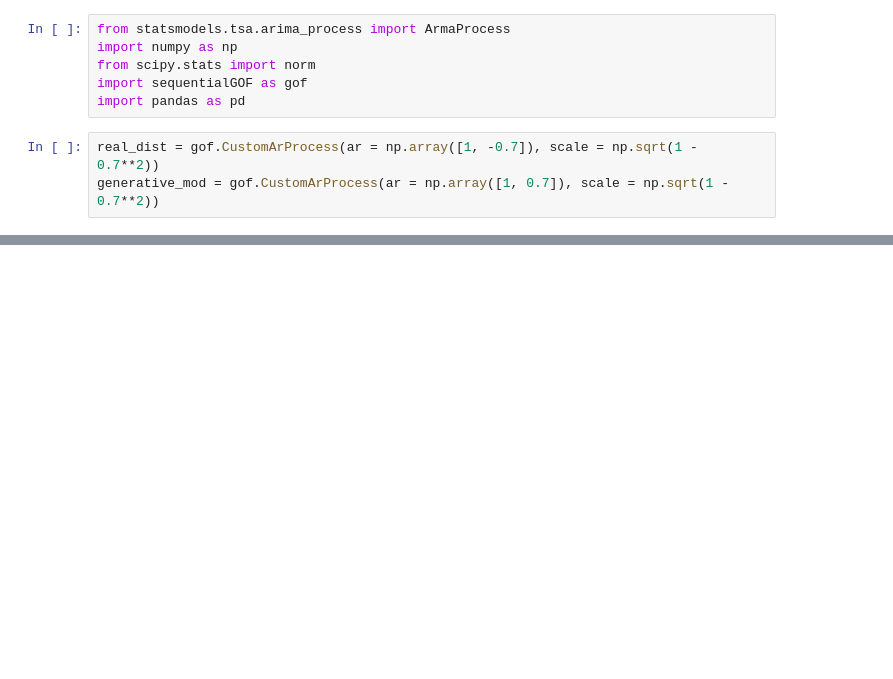
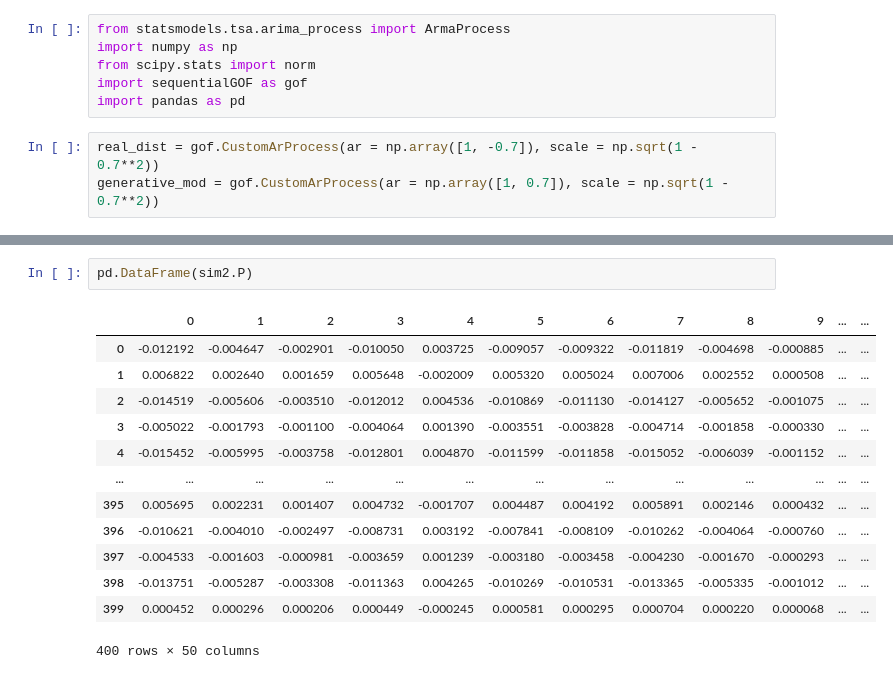
Before and after one commit to galenvincent/seq-GOF, a Jupyter notebook: testing.ipynb, the cells around one changed output, grey strips where cells are left out. Cells and saved outputs as stored; diff of their text form; blank space fills up the shorter version.

```diff
--- a/testing.ipynb
+++ b/testing.ipynb
@@ -627,0 +606,16 @@ a.plot()
+# %%
+pd.DataFrame(sim2.P)
+# %% [output]
+|  | 0 | 1 | 2 | 3 | 4 | 5 | 6 | 7 | 8 | 9 | ... | ... |
+| 0 | -0.012192 | -0.004647 | -0.002901 | -0.010050 | 0.003725 | -0.009057 | -0.009322 | -0.011819 | -0.004698 | -0.000885 | ... | ... |
+| 1 | 0.006822 | 0.002640 | 0.001659 | 0.005648 | -0.002009 | 0.005320 | 0.005024 | 0.007006 | 0.002552 | 0.000508 | ... | ... |
+| 2 | -0.014519 | -0.005606 | -0.003510 | -0.012012 | 0.004536 | -0.010869 | -0.011130 | -0.014127 | -0.005652 | -0.001075 | ... | ... |
+| 3 | -0.005022 | -0.001793 | -0.001100 | -0.004064 | 0.001390 | -0.003551 | -0.003828 | -0.004714 | -0.001858 | -0.000330 | ... | ... |
+| 4 | -0.015452 | -0.005995 | -0.003758 | -0.012801 | 0.004870 | -0.011599 | -0.011858 | -0.015052 | -0.006039 | -0.001152 | ... | ... |
+| ... | ... | ... | ... | ... | ... | ... | ... | ... | ... | ... | ... | ... |
+| 395 | 0.005695 | 0.002231 | 0.001407 | 0.004732 | -0.001707 | 0.004487 | 0.004192 | 0.005891 | 0.002146 | 0.000432 | ... | ... |
+| 396 | -0.010621 | -0.004010 | -0.002497 | -0.008731 | 0.003192 | -0.007841 | -0.008109 | -0.010262 | -0.004064 | -0.000760 | ... | ... |
+| 397 | -0.004533 | -0.001603 | -0.000981 | -0.003659 | 0.001239 | -0.003180 | -0.003458 | -0.004230 | -0.001670 | -0.000293 | ... | ... |
+| 398 | -0.013751 | -0.005287 | -0.003308 | -0.011363 | 0.004265 | -0.010269 | -0.010531 | -0.013365 | -0.005335 | -0.001012 | ... | ... |
+| 399 | 0.000452 | 0.000296 | 0.000206 | 0.000449 | -0.000245 | 0.000581 | 0.000295 | 0.000704 | 0.000220 | 0.000068 | ... | ... |
+400 rows × 50 columns
```
Also changed, not shown: parts of 22 cells of this notebook, 3 other files.
